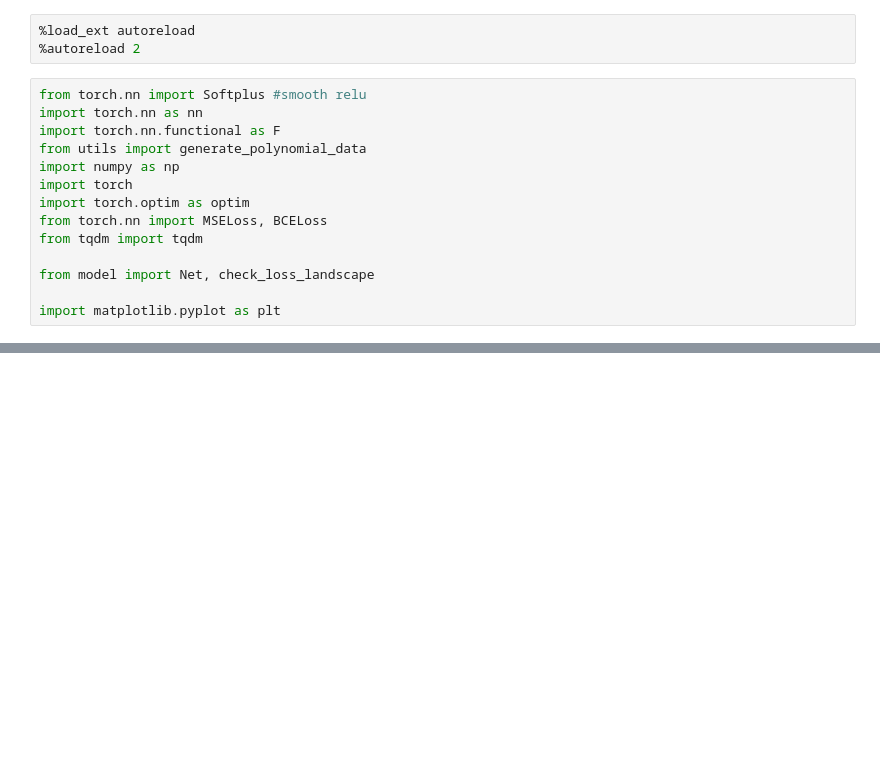
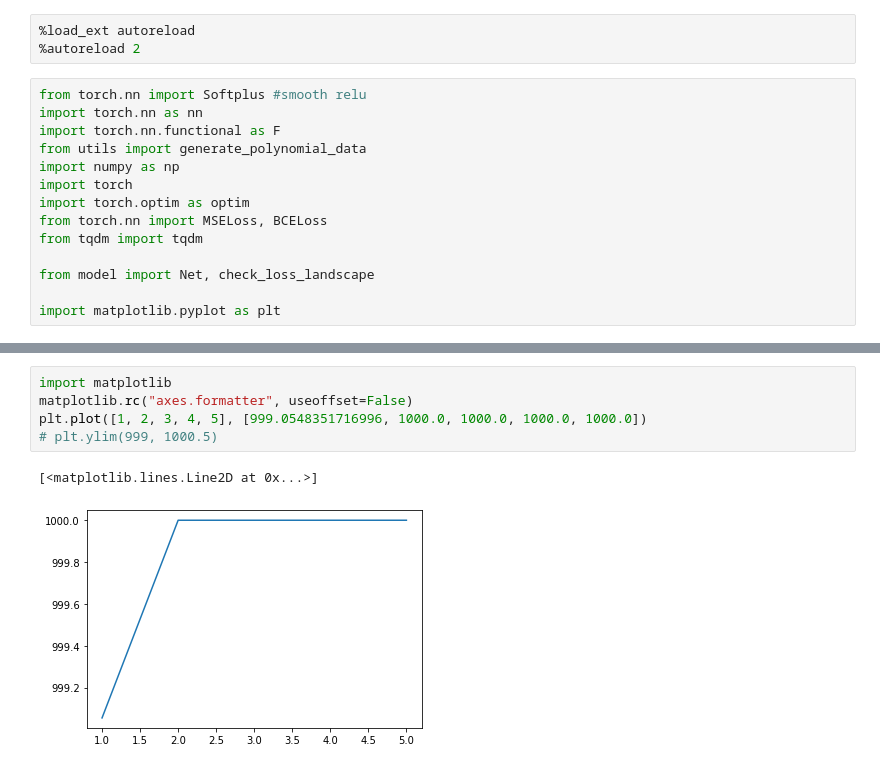
Before and after one commit to cwang506/sgd_loss, a Jupyter notebook: python/gd_categorical.ipynb, the cells around one changed output, grey strips where cells are left out. Saved outputs shown, nothing was run; the diff lists cells and outputs as text; blank space fills up the shorter version.

```diff
--- a/python/gd_categorical.ipynb
+++ b/python/gd_categorical.ipynb
@@ -90,0 +103,8 @@ Epoch 2 iteration 2000 loss: 13.86
+# %%
+import matplotlib
+matplotlib.rc("axes.formatter", useoffset=False)
+plt.plot([1, 2, 3, 4, 5], [999.0548351716996, 1000.0, 1000.0, 1000.0, 1000.0])
+# plt.ylim(999, 1000.5)
+# %% [output]
+[<matplotlib.lines.Line2D at 0x...>]
+[figure, added]
```
Also changed, not shown: parts of 6 cells of this notebook, 9 other files.
